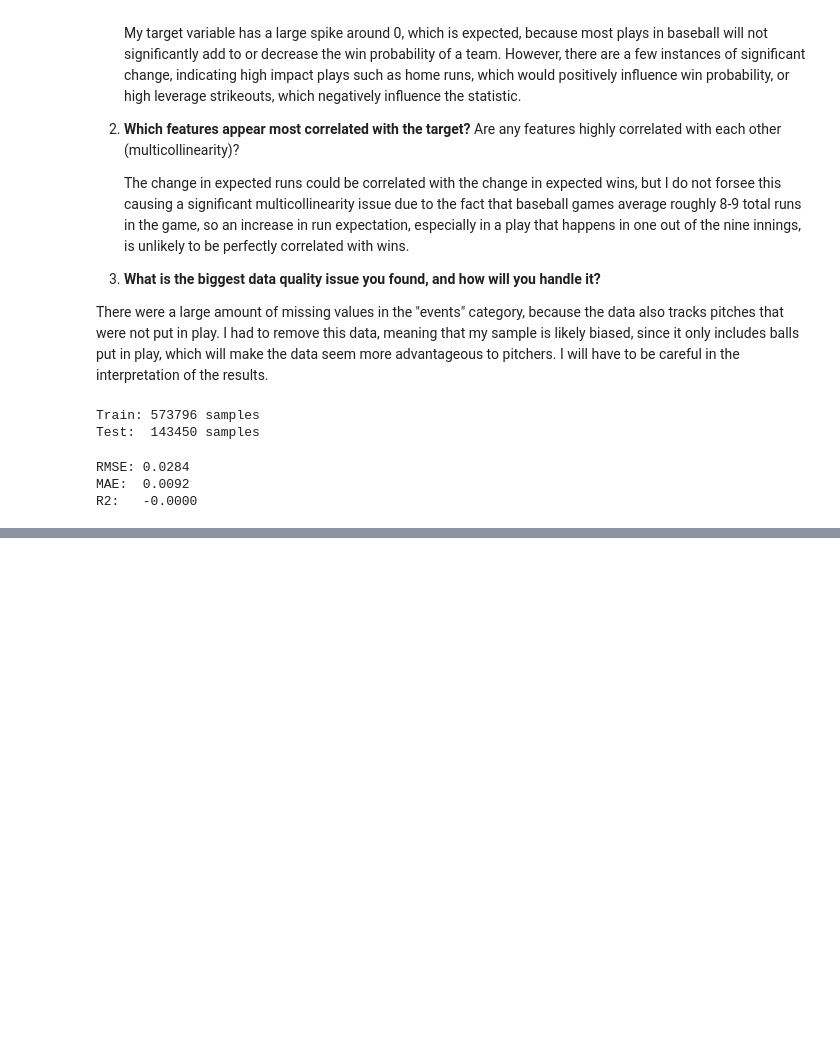
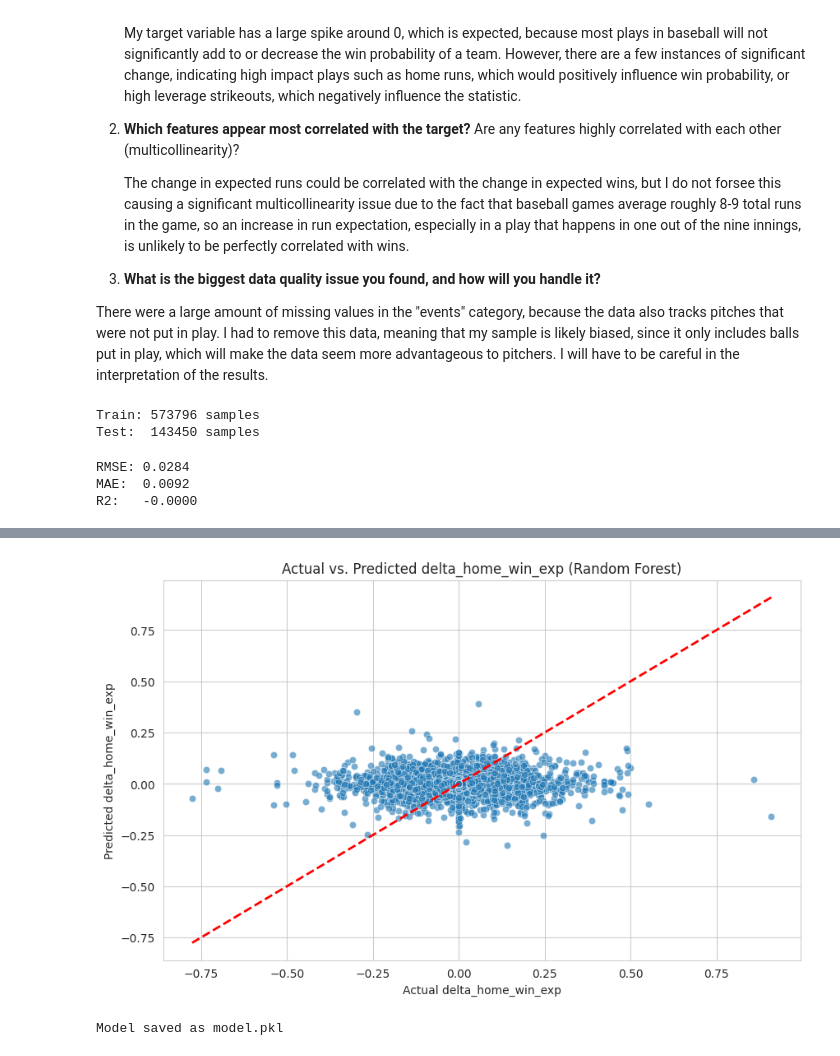
Before and after one commit to dhruvsuri8106-code/ECON-3916---Statistical-and-Machine-Learning, a Jupyter notebook: Project 2 / Project_2_checkpoint.ipynb, the cells around one changed output, grey strips where cells are left out. Cells and saved outputs as stored; diff of their text form; code cells hidden in the pictures; blank space fills up the shorter version.

```diff
--- a/Project 2 / Project_2_checkpoint.ipynb
+++ b/Project 2 / Project_2_checkpoint.ipynb
@@ -254,0 +327,19 @@ R2:   -0.0000
+# %%
+plt.figure(figsize=(10, 6))
+sns.scatterplot(x=y_test, y=y_pred_2, alpha=0.6)
+plt.plot([y_test.min(), y_test.max()], [y_test.min(), y_test.max()], '--r', linewidth=2) # Line for perfect prediction
+plt.xlabel('Actual delta_home_win_exp')
+plt.ylabel('Predicted delta_home_win_exp')
+plt.title('Actual vs. Predicted delta_home_win_exp (Random Forest)')
+plt.grid(True)
+plt.show()
+# %% [output]
+[figure, added]
+# %%
+import joblib
+
+# Save the trained model
+joblib.dump(model_2, 'model.pkl')
+print('Model saved as model.pkl')
+# %% [output]
+Model saved as model.pkl
```
Also changed, not shown: parts of 8 cells of this notebook.
